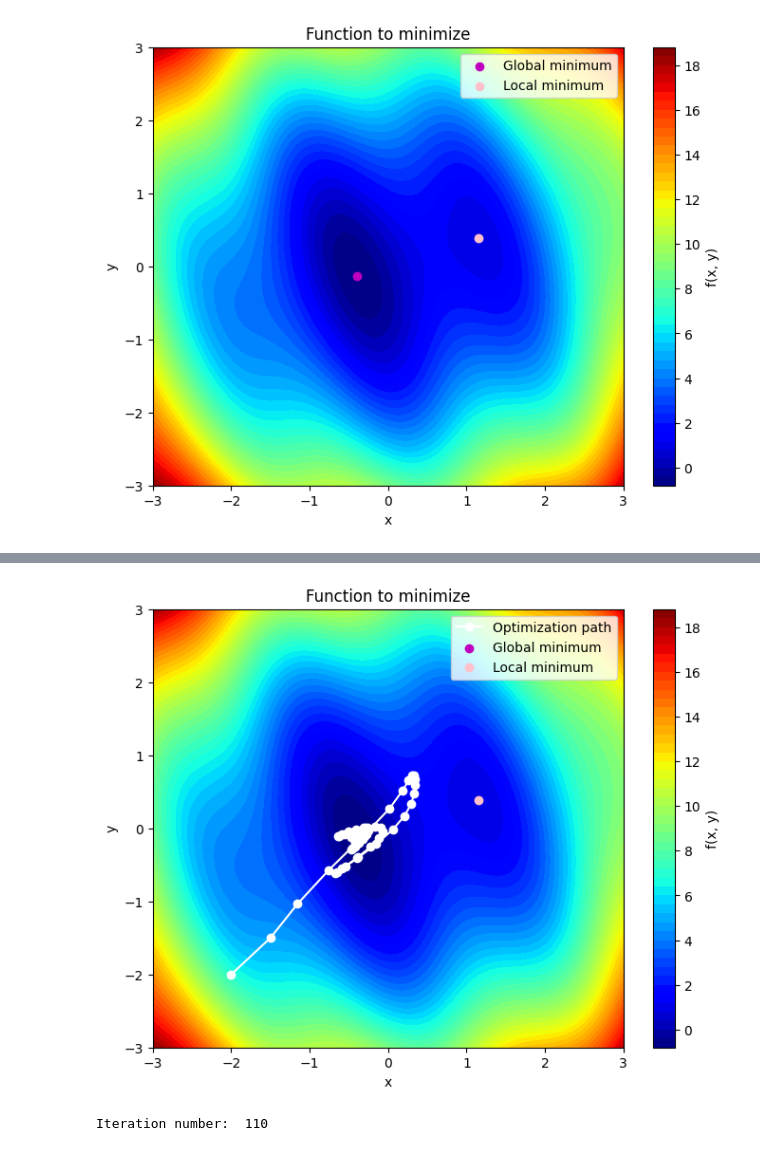
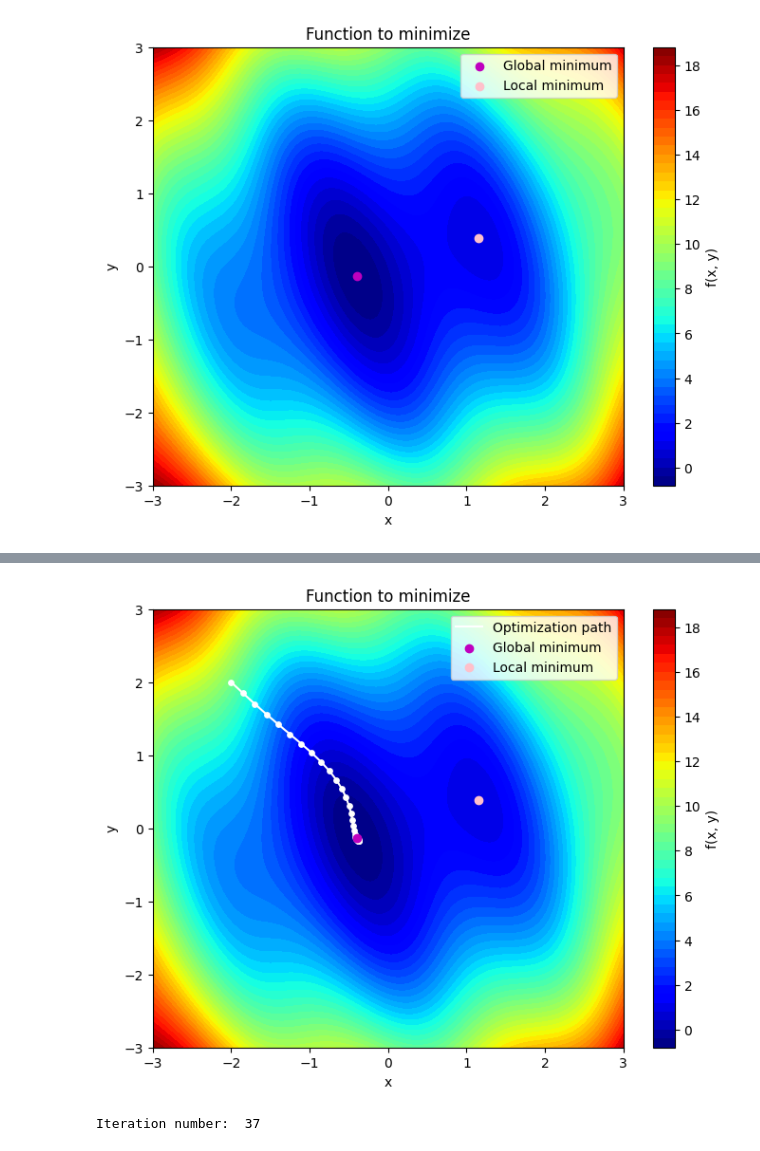
Before and after one commit to arthurmath/Kaggle_notebooks, a Jupyter notebook: optimization.ipynb, the cells around one changed output, grey strips where cells are left out. Cells and saved outputs as stored; diff of their text form; code cells hidden in the pictures.

```diff
--- a/optimization.ipynb
+++ b/optimization.ipynb
@@ -81,17 +88,3 @@ def plot_fonction(f, history=None):
 plot_fonction(f)
 # %% [output]
 [figure]
-# %%
-import numpy as np
-from scipy.optimize import minimize
-
-def f(xy):
-    x, y = xy
-    return x**2 + y**2 + np.sin(3*x + y)
-
-global_min = minimize(f, [0, 0])
-print("Minimum global :", global_min.x)
-
-bounds = [(1, 2), (0, 1)]
-local_min = minimize(f, [1.5, 0.5], bounds=bounds)
-print("Minimum local :", local_min.x)
@@ -268,33 +357,32 @@ Iteration number:  18
 # %%
-def adam(starting_point, lr=0.5, beta1=0.9, beta2 = 0.999, iter_max=1000):
-    point = np.array(starting_point, dtype=float)
-    history = [point.copy()]
-    res = 10
+def adam(x0, lr=0.15, beta1=0.7, beta2 = 0.999, iter_max=1000):
+    x = np.array(x0, dtype=float)
+    s = np.zeros_like(x)
+    m = np.zeros_like(x)
+    history = [x.copy()]
+    epsilon = 1e-6
+    res = 1
     iter = 1
-    epsilon = 1e-6
-    s = np.zeros_like(point) + epsilon
-    m = np.zeros_like(point)
 
     while res > 1e-3 and iter < iter_max:
-        gradient = grad(point[0], point[1])
+        gradient = grad(x[0], x[1])
         m = beta1 * m - (1 - beta1) * gradient
         s = beta2 * s + (1 - beta2) * gradient * gradient
         m_hat = m / (1 - beta1 ** iter)
         s_hat = s / (1 - beta2 ** iter)
-        point += lr * m_hat / np.sqrt(s_hat + epsilon)
+        x += lr * m_hat / np.sqrt(s_hat + epsilon)
 
-        res = np.linalg.norm(global_min - point)
-        history.append(point.copy())
+        res = np.linalg.norm(global_min - x)
+        history.append(x.copy())
         iter += 1
 
     return history, iter
 
 
-initial_point = [1.3, -2.0]
-initial_point = [-2.0, -2.0]
-history, n_iter = adam(initial_point)
+x0 = [-2.0, 2.0]
+history, n_iter = adam(x0)
 plot_fonction(f, history)
 print("Iteration number: ", n_iter)
 # %% [output]
-[figure, old version]
+[figure, new version]
-Iteration number:  110
+Iteration number:  37
```
Also changed, not shown: parts of 21 cells of this notebook.
